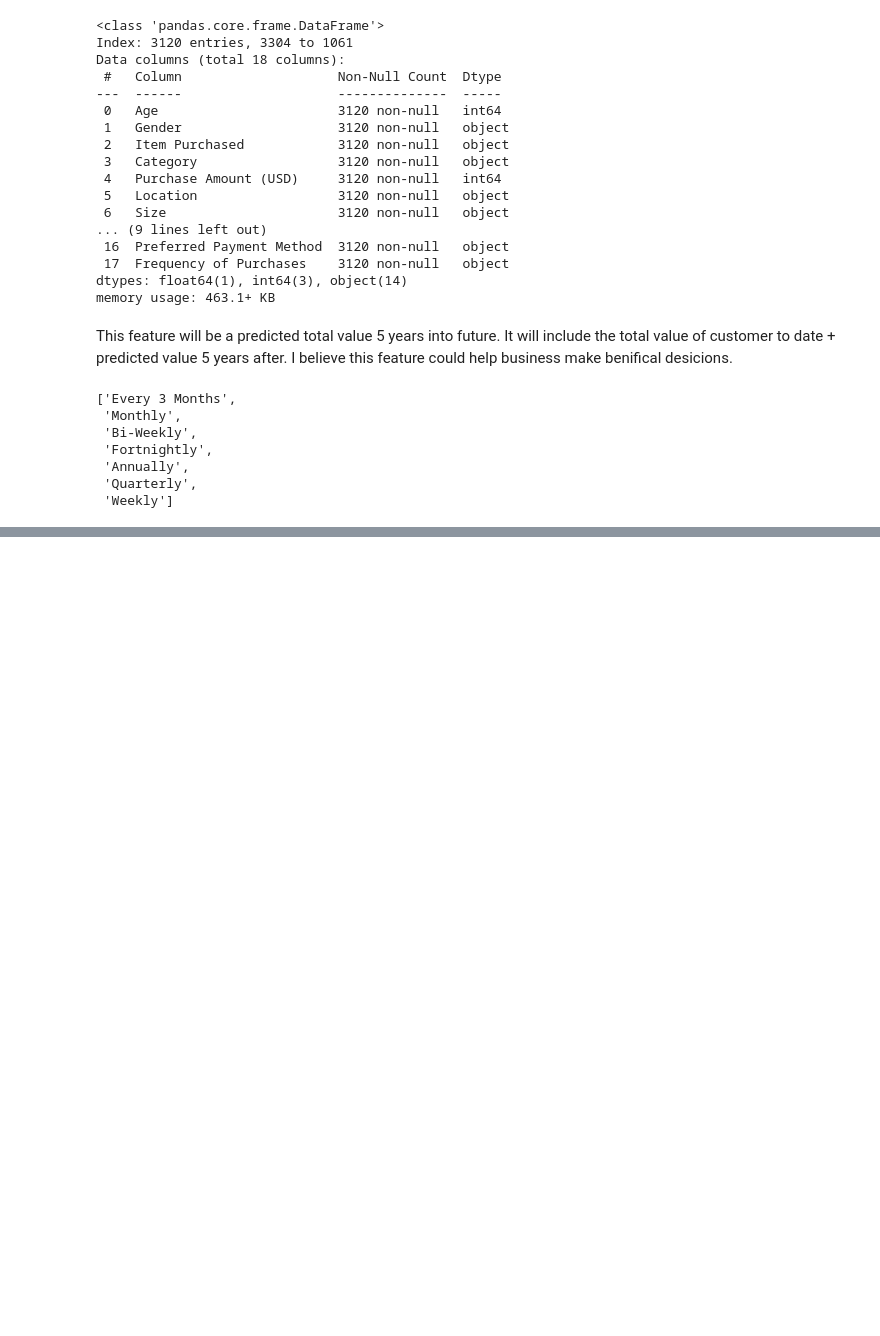
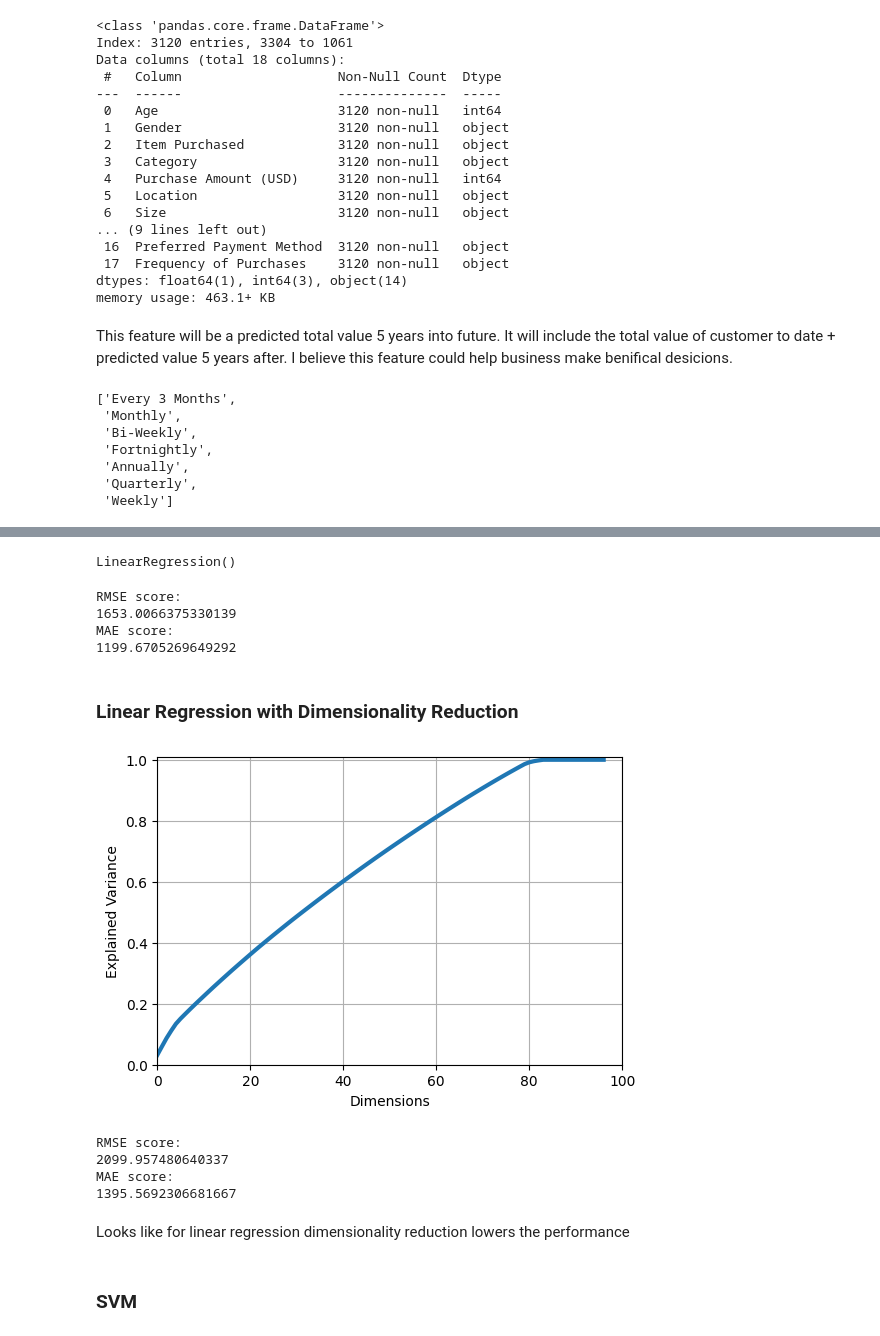
Before and after one commit to mishamickevicius/ML-Projects, a Jupyter notebook: Customer Shopping Trends/Customer Shopping Trends.ipynb, the cells around one changed output, grey strips where cells are left out. Cells and saved outputs as stored; diff of their text form; code cells hidden in the pictures; blank space fills up the shorter version.

```diff
--- a/Customer Shopping Trends/Customer Shopping Trends.ipynb
+++ b/Customer Shopping Trends/Customer Shopping Trends.ipynb
@@ -136,0 +415,12 @@ freq_map = {
+# %%
+scaler = StandardScaler()
+# %%
+X_train = scaler.fit_transform(X_train)
+X_test = scaler.transform(X_test)
+X_val = scaler.transform(X_val)
+# %%
+lin_reg = LinearRegression(n_jobs=-1)
+# %%
+lin_reg.fit(X_train, y_train)
+# %% [output]
+LinearRegression()
@@ -136,0 +429,12 @@ freq_map = {
+# %%
+print("RMSE score: ")
+print(np.sqrt(mean_squared_error(y_val, lin_reg_pred)))
+print("MAE score: ")
+print(mean_absolute_error(y_val, lin_reg_pred))
+# %% [output]
+RMSE score:
+1653.0066375330139
+MAE score:
+1199.6705269649292
+# %% [markdown]
+### Linear Regression with Dimensionality Reduction
@@ -136,0 +443,17 @@ freq_map = {
+# %%
+# Finding ideal Number of components
+pca = PCA()
+pca.fit(X_train)
+cumsum = np.cumsum(pca.explained_variance_ratio_)
+d = np.argmax(cumsum >= 0.95) + 1
+
+# Graph of Variance vs Components
+plt.figure(figsize=(6, 4))
+plt.plot(cumsum, linewidth=3)
+plt.axis([0, 100, 0, 1.01])
+plt.xlabel("Dimensions")
+plt.ylabel("Explained Variance")
+plt.grid(True)
+plt.show()
+# %% [output]
+[figure, added]
@@ -136,0 +469,14 @@ freq_map = {
+# %%
+print("RMSE score: ")
+print(np.sqrt(mean_squared_error(y_val, dim_lin_reg_pred)))
+print("MAE score: ")
+print(mean_absolute_error(y_val, dim_lin_reg_pred))
+# %% [output]
+RMSE score:
+2099.957480640337
+MAE score:
+1395.5692306681667
+# %% [markdown]
+Looks like for linear regression dimensionality reduction lowers the performance
+# %% [markdown]
+### SVM
```
Also changed, not shown: parts of 82 cells of this notebook, 2 other files.
